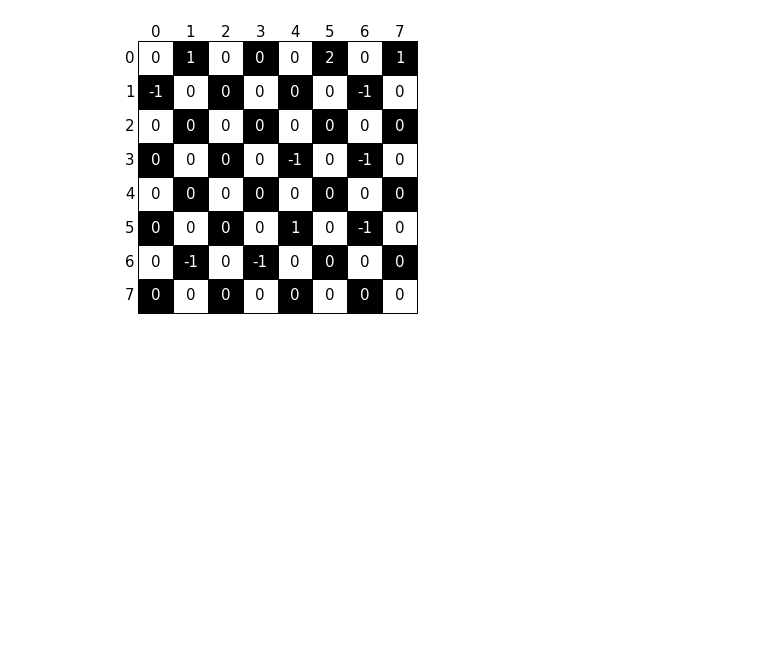
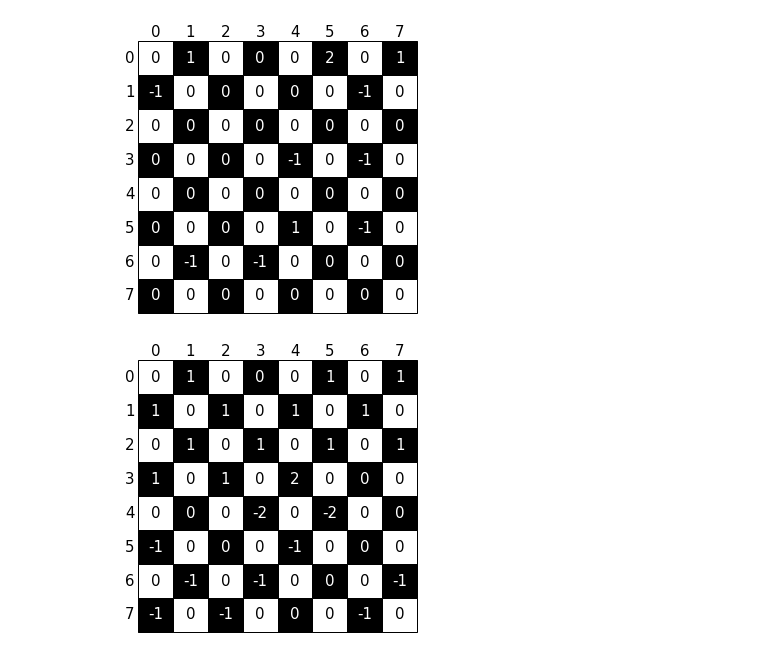
Before and after one commit to federicoschiaffino/Eldo, a Jupyter notebook: Eldo/consolidated_notebook_v3_WORKS.ipynb, the cells around one changed output. Cells and saved outputs as stored; diff of their text form; code cells hidden in the pictures; blank space fills up the shorter version.

```diff
--- a/Eldo/consolidated_notebook_v3_WORKS.ipynb
+++ b/Eldo/consolidated_notebook_v3_WORKS.ipynb
@@ -1848,3 +1858,7 @@ board_2[6]= 1
 board_2[26]= 0
 board_2[30]= 0
 board_2[1]= 0
+# %%
+vis(board_2)
+# %% [output]
+[figure, added]
```
Also changed, not shown: parts of 25 cells of this notebook.
